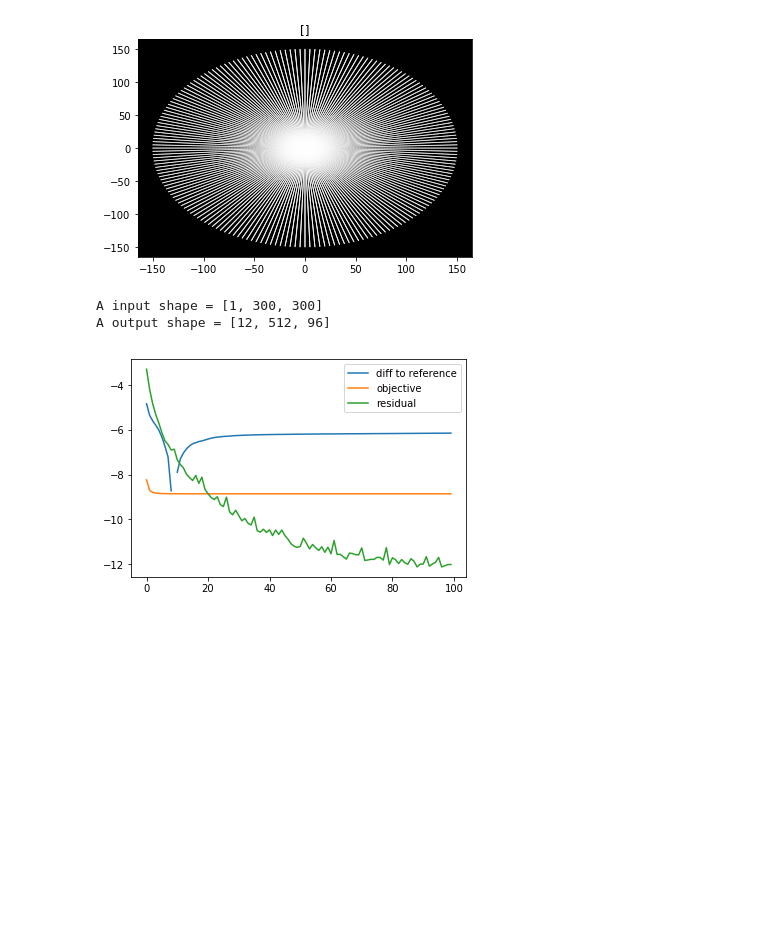
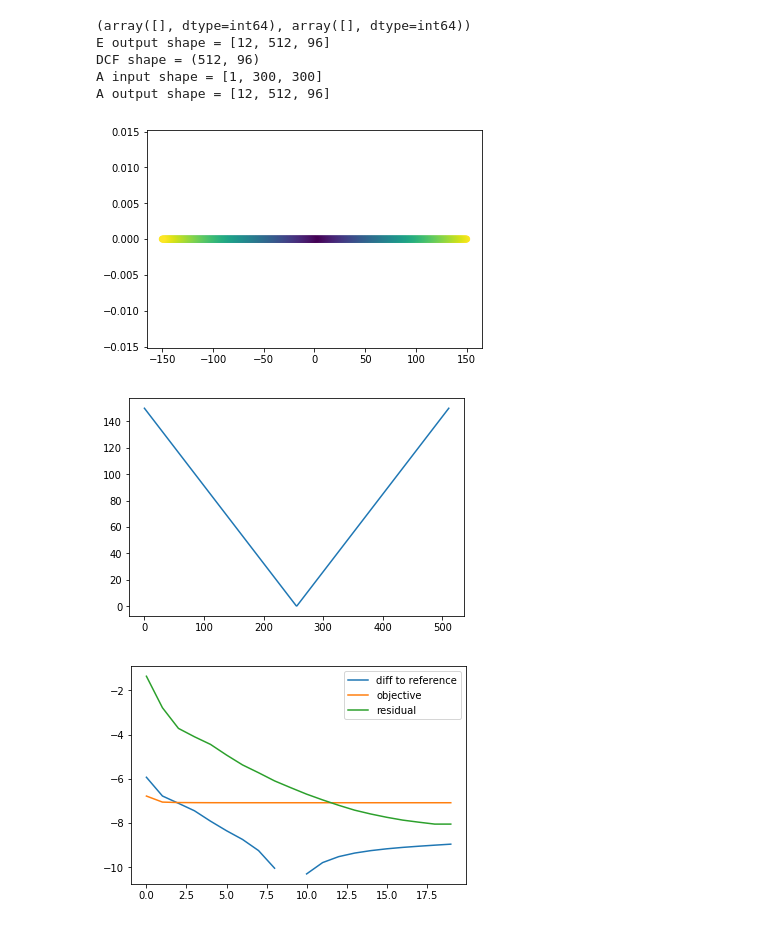
Before and after one commit to KeWang0622/rrsg_challenge_sigpy, a Jupyter notebook: rrsg_challenge/rrsg_ReproduceFigures.ipynb, the cells around one changed output. Drawn from its saved outputs; the diff is of its cells as text; code cells hidden in the pictures; blank space fills up the shorter version.

Commit message:
Reproduce figures 4 and 5

```diff
--- a/rrsg_challenge/rrsg_ReproduceFigures.ipynb
+++ b/rrsg_challenge/rrsg_ReproduceFigures.ipynb
@@ -201,40 +232,37 @@ class ConjugateGradient_rrsg(sp.alg.Alg):
 # %%
 # Define density compensation
-
 def get_dcf(coor):
-    pl.ScatterPlot(coor)
-    kmax = np.amax(coor)
-    coord_shape = coor.shape
-    nro, ntr, ndim = coord_shape
-    dcf = np.zeros((nro,ntr))
-    delta_k = kmax/nro
-    for i in range(nro):
-        for j in range(ntr):
-            if (i == 0) or (j == 0):
-                dcf[i,j] = 2*np.pi * 1/ntr * delta_k**2 * 1/8
-            else:
-                dcf[i,j] = 2*np.pi * 1/ntr * delta_k**2 * j
+    dcf = np.linalg.norm(coor,axis=2)
+    ind = np.where(dcf == 0)
+    dcf[ind] = dcf[ind[0]+1, ind[1]]*1/8
     return dcf
 
-
-# Intensity correction
+# Compose linear operators
 img_shape = (1,300,300)
-intensity = sp.util.rss(sens_maps_t)
-I = sp.linop.Multiply(img_shape,intensity)
-
-# Compose linear operators
 S = sp.linop.Multiply(img_shape,sens_maps_t)
 NUFFT = sp.linop.NUFFT(S.oshape,coor)
-E = NUFFT*S*I
+E = NUFFT*S
 dcf = get_dcf(coor)
+
+plt.figure()
+plt.scatter(coor[:,0,0],coor[:,0,1],c=dcf[:,0])
+plt.figure()
+plt.plot(dcf[:,0])
+
 D = sp.linop.Multiply(E.oshape,np.sqrt(dcf))
 A = D*E
+print("E output shape = {}".format(E.oshape))
+print("DCF shape = {}".format(dcf.shape))
 print("A input shape = {}".format(A.ishape))
 print("A output shape = {}".format(A.oshape))
 # %% [output]
+(array([], dtype=int64), array([], dtype=int64))
+E output shape = [12, 512, 96]
+DCF shape = (512, 96)
+A input shape = [1, 300, 300]
+A output shape = [12, 512, 96]
-[figure, old version]
+[figure, new version]
-A input shape = [1, 300, 300]
-A output shape = [12, 512, 96]
+[figure, added]
 # %%
 s = LinearLeastSquares_ref(A,D*rawdata_brain,max_iter=10)
 img_rec_iter10 = s.run()
@@ -244,11 +273,12 @@ img_rec_now = s.run()
 # %%
+plt.figure()
 plt.plot(np.log(s.diff_to_reference),label='diff to reference')
 plt.plot(np.log(s.objective_values),label='objective')
 plt.plot(np.log(s.res),label="residual")
 plt.legend()
 plt.show()
 # %% [output]
-[figure, old version]
+[figure, new version]
 # %%
 img_rec_now = sp.backend.to_device(img_rec_now)
 im_abs_recon_now = abs(img_rec_now[0,:,:])
```
Also changed, not shown: parts of 17 cells of this notebook, 1 other file.
